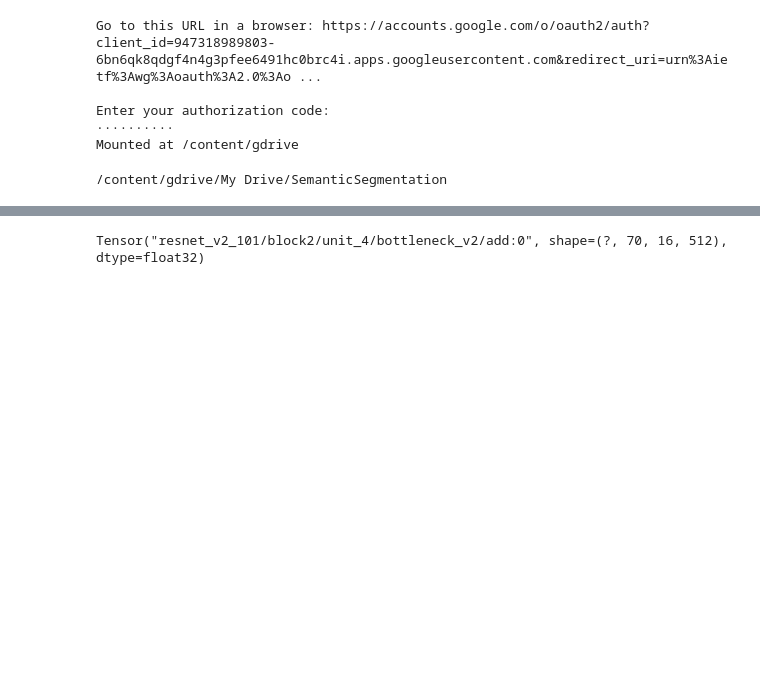
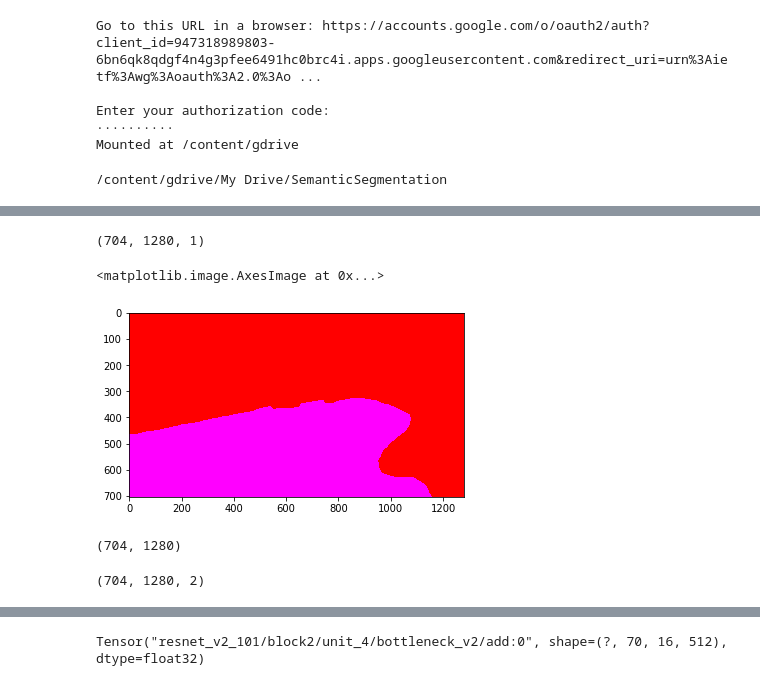
Before and after one commit to parasdahiya/BiSeNet-Road-Segmentation, a Jupyter notebook: BiSeNet_Road_Segmentation.ipynb, the cells around one changed output, grey strips where cells are left out. Drawn from its saved outputs; the diff is of its cells as text; code cells hidden in the pictures; blank space fills up the shorter version.

```diff
--- a/BiSeNet_Road_Segmentation.ipynb
+++ b/BiSeNet_Road_Segmentation.ipynb
@@ -276,0 +508,3 @@ height = 256
+# %%
+x = glob('/content/gdrive/My Drive/SemanticSegmentation/data/IDD/leftImg8bit/val/*/401205_leftImg8bit.png')
+x
@@ -276,0 +563,40 @@ height = 256
+# %%
+height = 704
+width = 1280
+iou_arr = []
+get_batch = gen_batch_fn_idd('data/IDD', width = width, height = height, datatype='val')
+for image, label in get_batch(1):
+  prediction = sess.run(tf.math.softmax(output_label), feed_dict = {input_im: image})
+#   road = prediction[0][:, :, 1]
+#   background = prediction[0][:, :, 0]
+  road_target = label[0][:, :, 1].reshape(height, width, 1)
+  background_target = label[0][:, :, 0].reshape(height, width, 1)
+
+#   road = (road > 0.5).reshape(height, width, 1)
+#   background = (background > 0.5).reshape(height, width, 1)
+
+#   road = np.dot(road, np.array([[255, 0, 255]]))
+#   background = np.dot(background, np.array([[255, 0, 0]]))
+  road_target = np.dot(road_target, np.array([[255, 0, 255]]))
+  background_target = np.dot(background_target, np.array([[255, 0, 0]]))
+
+  road = improve_crf(image, prediction)
+  background = 1 - road
+  road = np.dot(road, np.array([[255, 0, 255]]))
+  background = np.dot(background, np.array([[255, 0, 0]]))
+#   pred_im = x + y
+
+  pred_im = road + background
+  target_im = road_target + background_target
+
+
+  intersection = np.logical_and(target_im, pred_im)
+  union = np.logical_or(target_im, pred_im)
+  iou_score = np.sum(intersection) / np.sum(union)
+
+  iou_arr.append(iou_score)
+
+  print(iou_score)
+
+  ## 28-08
+#   break
@@ -276,0 +699,20 @@ height = 256
+# %%
+res = res.reshape(image_crf.shape[0], image_crf.shape[1], 1)
+print(res.shape)
+# %% [output]
+(704, 1280, 1)
+# %%
+imshow(pred_im)
+# %% [output]
+<matplotlib.image.AxesImage at 0x...>
+[figure, added]
+# %%
+res.reshape((image_crf.shape[0], image_crf.shape[1], 1)
+road = np.dot(road, np.array([[255, 0, 255]]))
+background = np.dot(background, np.array([[255, 0, 0]]))
+road_target = np.dot(road_target, np.array([[255, 0, 255]]))
+background_target = np.dot(background_target, np.array([[255, 0, 0]]))
+
+pred_im = road + background
+# %% [output]
+(704, 1280)
@@ -276,0 +721,4 @@ height = 256
+# %%
+label[0].shape
+# %% [output]
+(704, 1280, 2)
```
Also changed, not shown: parts of 50 cells of this notebook.
